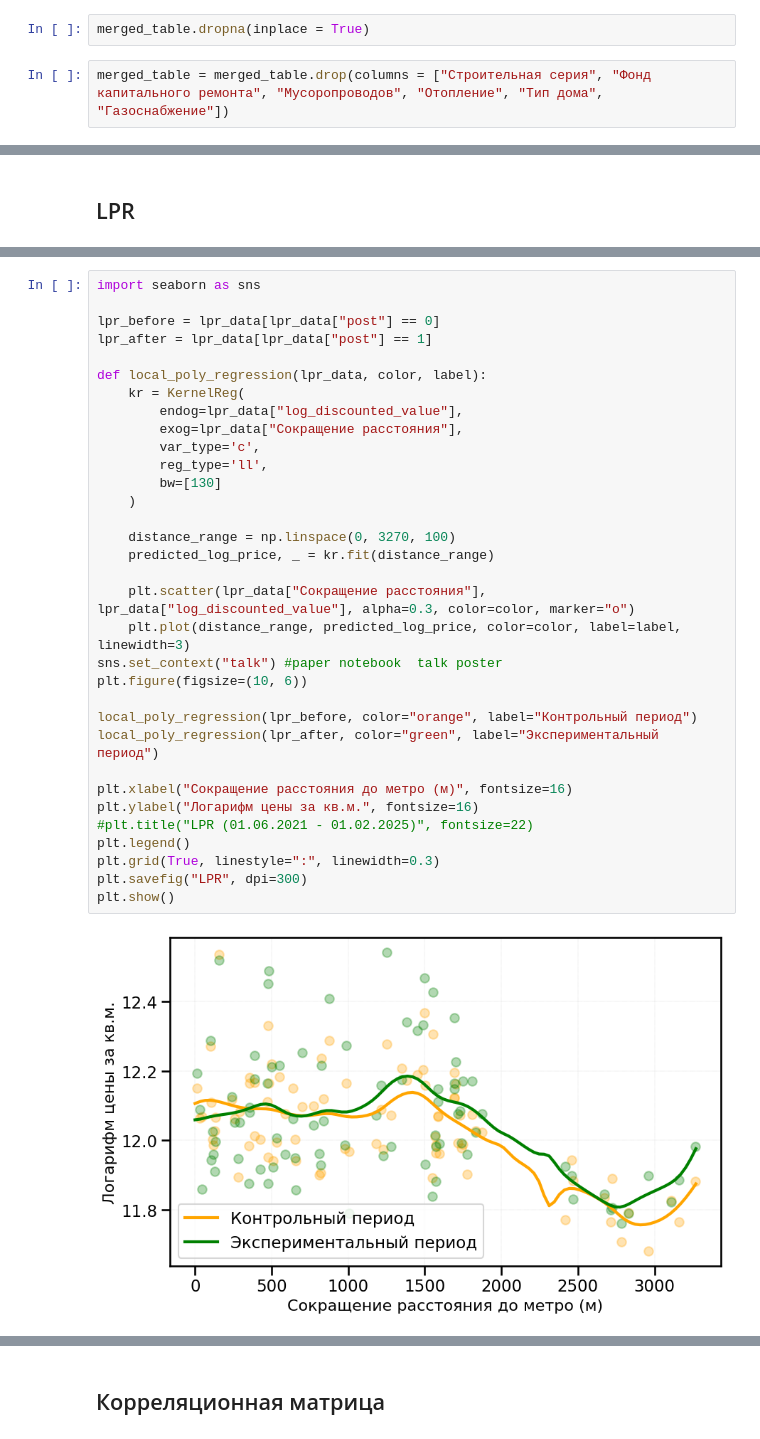
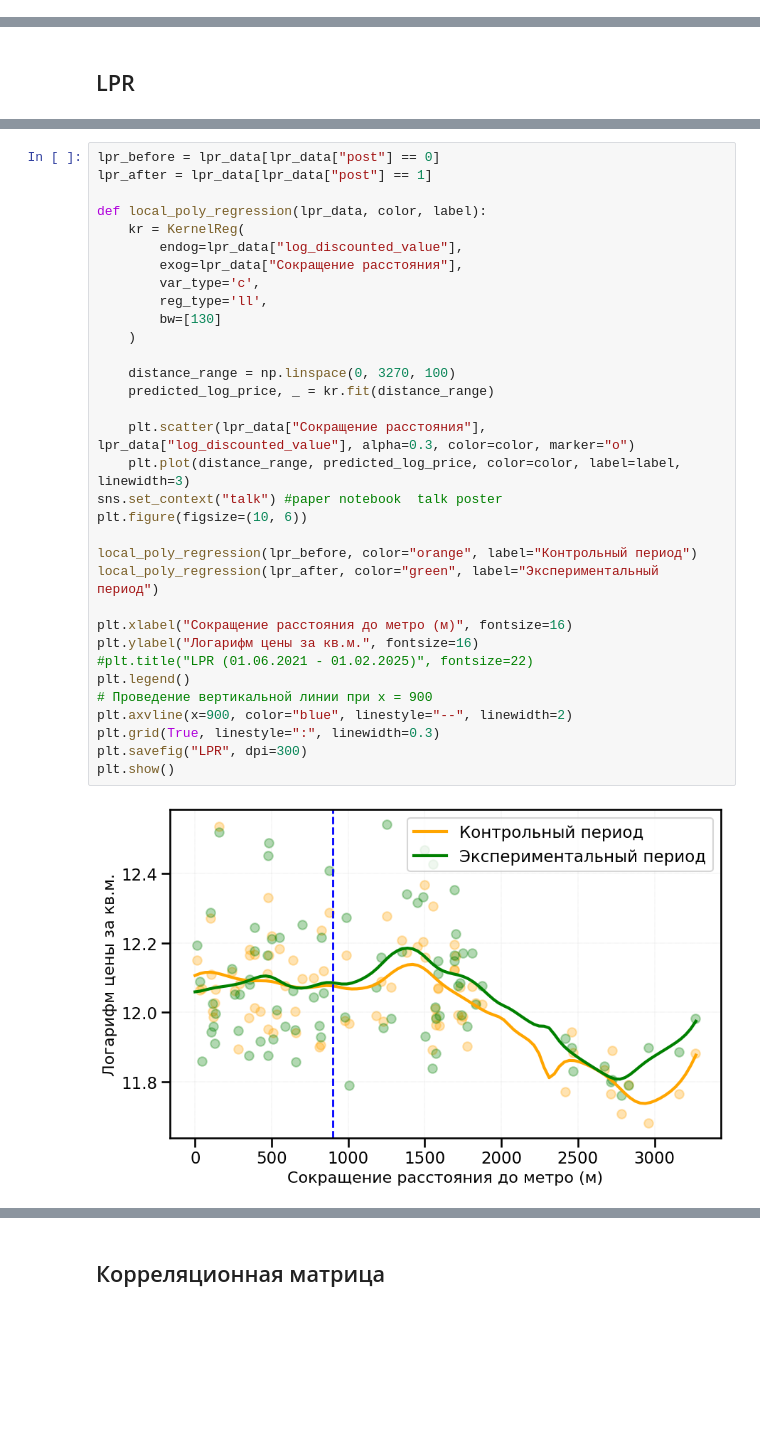
Before and after one commit to andrewch28/Cian, a Jupyter notebook: cian.ipynb, the cells around one changed output, grey strips where cells are left out. Cells and saved outputs as stored; diff of their text form; blank space fills up the shorter version.

```diff
--- a/cian.ipynb
+++ b/cian.ipynb
@@ -51,4 +42,0 @@ merged_table.head()
-# %%
-merged_table.dropna(inplace = True)
-# %%
-merged_table = merged_table.drop(columns = ["Строительная серия", "Фонд капитального ремонта", "Мусоропроводов", "Отопление", "Тип дома", "Газоснабжение"])
@@ -116,35 +56,35 @@ lpr_data
 # %%
-import seaborn as sns
-
 lpr_before = lpr_data[lpr_data["post"] == 0]
 lpr_after = lpr_data[lpr_data["post"] == 1]
 
 def local_poly_regression(lpr_data, color, label):
     kr = KernelReg(
         endog=lpr_data["log_discounted_value"],
         exog=lpr_data["Сокращение расстояния"],
         var_type='c',
         reg_type='ll',
         bw=[130]
     )
 
     distance_range = np.linspace(0, 3270, 100)
     predicted_log_price, _ = kr.fit(distance_range)
 
     plt.scatter(lpr_data["Сокращение расстояния"], lpr_data["log_discounted_value"], alpha=0.3, color=color, marker="o")
     plt.plot(distance_range, predicted_log_price, color=color, label=label, linewidth=3)
 sns.set_context("talk") #paper notebook  talk poster
 plt.figure(figsize=(10, 6))
 
 local_poly_regression(lpr_before, color="orange", label="Контрольный период")
 local_poly_regression(lpr_after, color="green", label="Экспериментальный период")
 
 plt.xlabel("Сокращение расстояния до метро (м)", fontsize=16)
 plt.ylabel("Логарифм цены за кв.м.", fontsize=16)
 #plt.title("LPR (01.06.2021 - 01.02.2025)", fontsize=22)
 plt.legend()
+# Проведение вертикальной линии при x = 900
+plt.axvline(x=900, color="blue", linestyle="--", linewidth=2)
 plt.grid(True, linestyle=":", linewidth=0.3)
 plt.savefig("LPR", dpi=300)
 plt.show()
 # %% [output]
-[figure, old version]
+[figure, new version]
```
Also changed, not shown: parts of 88 cells of this notebook, 16 other files.
